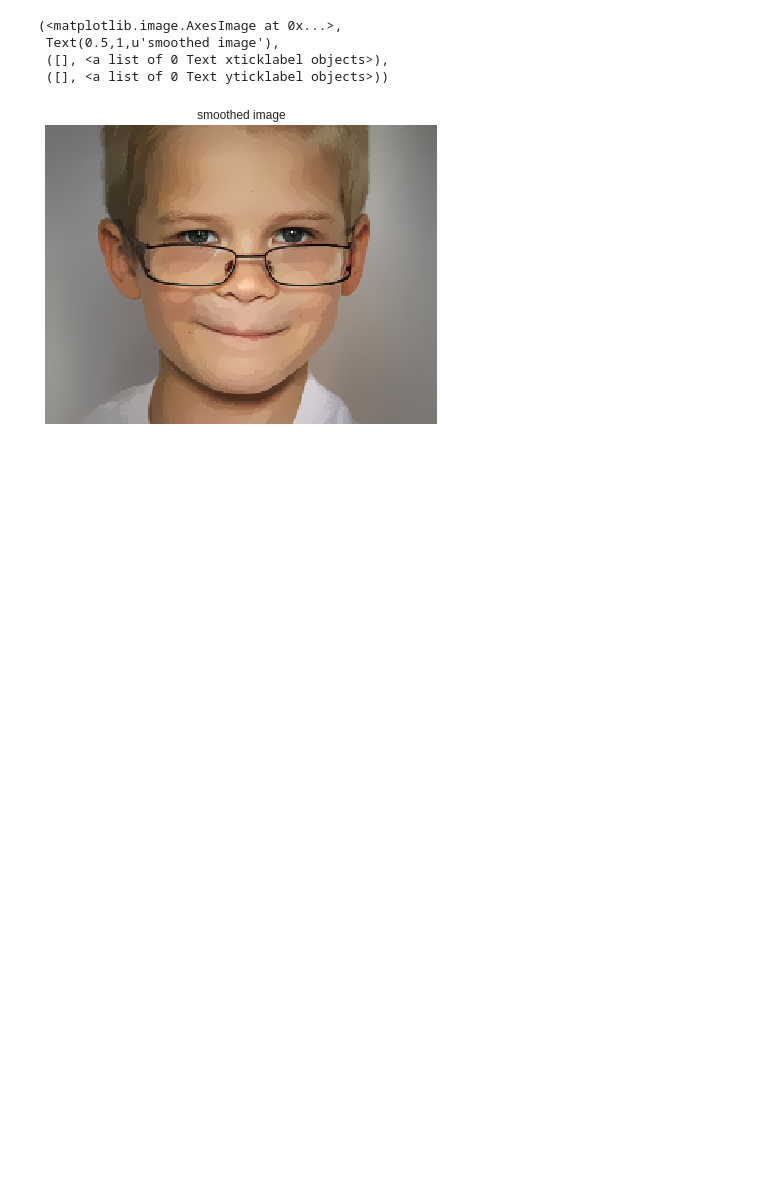
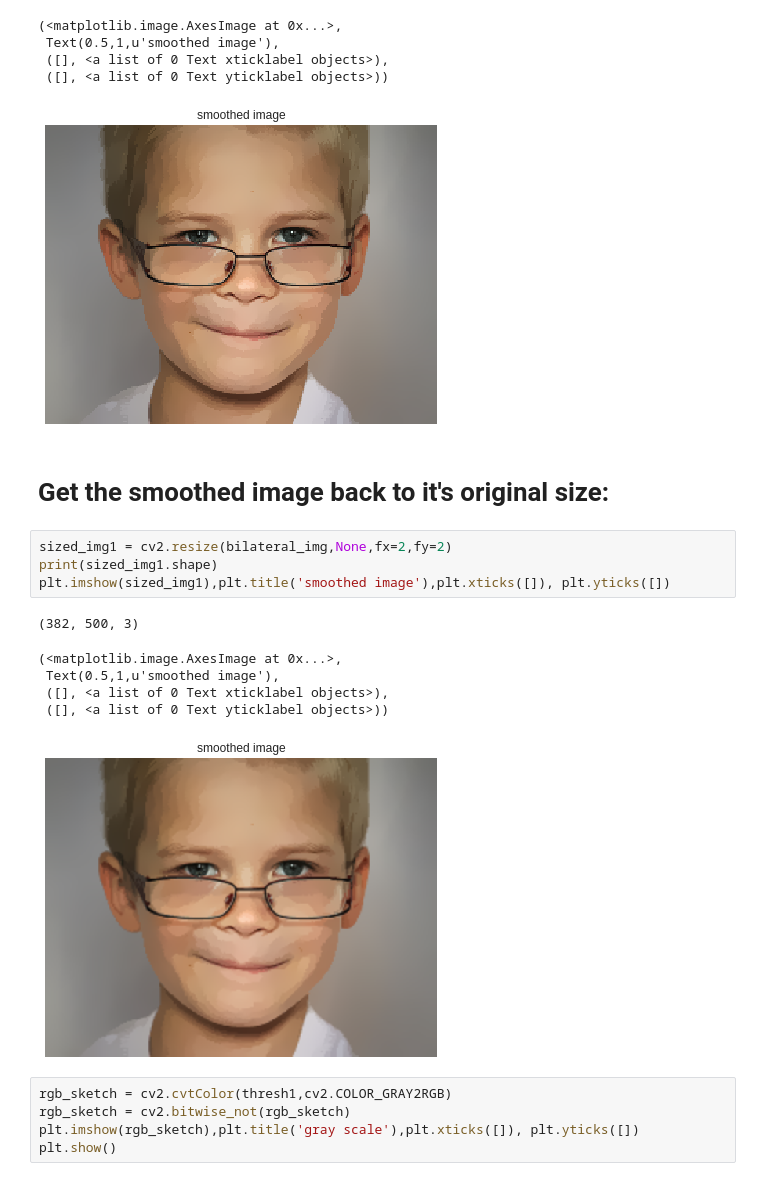
Before and after one commit to yomnabarakate21/Computer-vision-Course-assignments, a Jupyter notebook: assignm_1.ipynb, the cells around one changed output. Cells and saved outputs as stored; diff of their text form; blank space fills up the shorter version.

Commit message:
Get the image back to original size

```diff
--- a/assignm_1.ipynb
+++ b/assignm_1.ipynb
@@ -113,3 +113,21 @@ plt.imshow(bilateral_img),plt.title('smoothed image'),plt.xticks([]), plt.yticks
  ([], <a list of 0 Text xticklabel objects>),
  ([], <a list of 0 Text yticklabel objects>))
 [figure]
+# %% [markdown]
+# Get the smoothed image back to it's original size:
+# %%
+sized_img1 = cv2.resize(bilateral_img,None,fx=2,fy=2)
+print(sized_img1.shape)
+plt.imshow(sized_img1),plt.title('smoothed image'),plt.xticks([]), plt.yticks([])
+# %% [output]
+(382, 500, 3)
+(<matplotlib.image.AxesImage at 0x...>,
+ Text(0.5,1,u'smoothed image'),
+ ([], <a list of 0 Text xticklabel objects>),
+ ([], <a list of 0 Text yticklabel objects>))
+[figure, added]
+# %%
+rgb_sketch = cv2.cvtColor(thresh1,cv2.COLOR_GRAY2RGB)
+rgb_sketch = cv2.bitwise_not(rgb_sketch)
+plt.imshow(rgb_sketch),plt.title('gray scale'),plt.xticks([]), plt.yticks([])
+plt.show()
```
